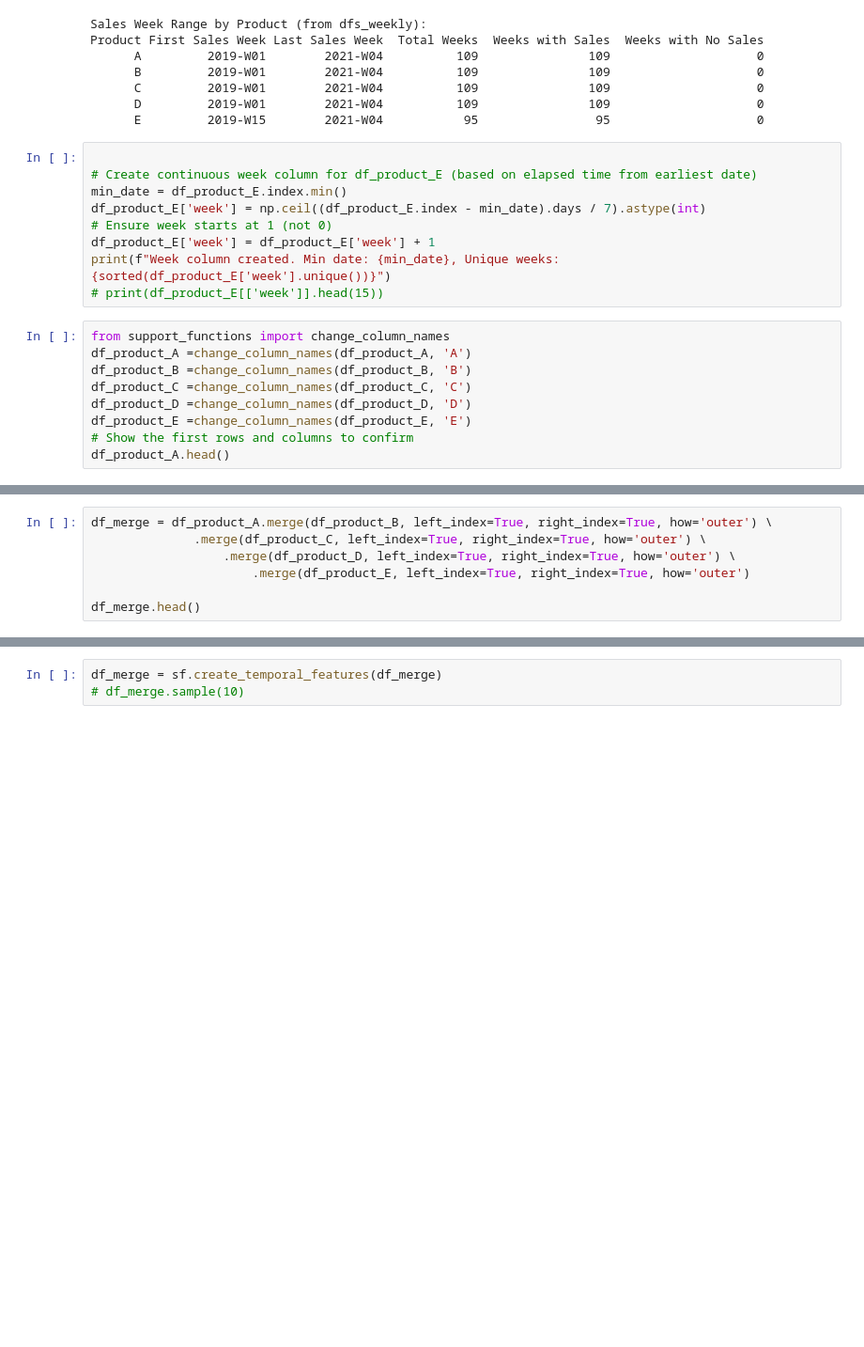
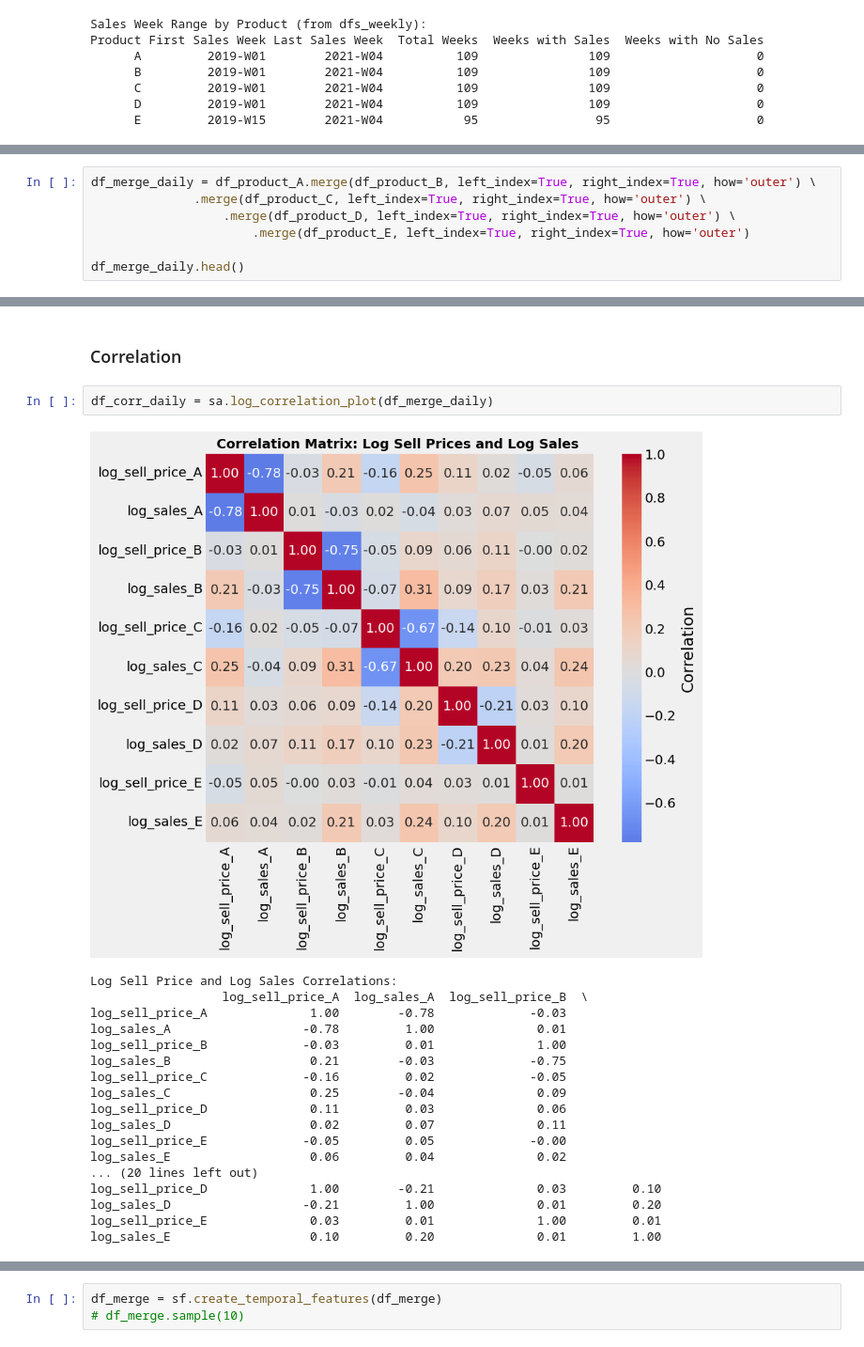
Before and after one commit to insoucyant/Pricing, a Jupyter notebook: analysis.ipynb, the cells around one changed output, grey strips where cells are left out. Shown at 94% size. Cells and saved outputs as stored; diff of their text form; blank space fills up the shorter version.

```diff
--- a/analysis.ipynb
+++ b/analysis.ipynb
@@ -142,21 +125,3 @@ Product First Sales Week Last Sales Week  Total Weeks  Weeks with Sales  Weeks w
       C         2019-W01        2021-W04          109               109                    0
       D         2019-W01        2021-W04          109               109                    0
       E         2019-W15        2021-W04           95                95                    0
-# %%
-
-# Create continuous week column for df_product_E (based on elapsed time from earliest date)
-min_date = df_product_E.index.min()
-df_product_E['week'] = np.ceil((df_product_E.index - min_date).days / 7).astype(int)
-# Ensure week starts at 1 (not 0)
-df_product_E['week'] = df_product_E['week'] + 1
-print(f"Week column created. Min date: {min_date}, Unique weeks: {sorted(df_product_E['week'].unique())}")
-# print(df_product_E[['week']].head(15))
-# %%
-from support_functions import change_column_names
-df_product_A =change_column_names(df_product_A, 'A')
-df_product_B =change_column_names(df_product_B, 'B')
-df_product_C =change_column_names(df_product_C, 'C')
-df_product_D =change_column_names(df_product_D, 'D')
-df_product_E =change_column_names(df_product_E, 'E')
-# Show the first rows and columns to confirm
-df_product_A.head()
@@ -163,7 +191,7 @@ df_product_A.head()
 # %%
-df_merge = df_product_A.merge(df_product_B, left_index=True, right_index=True, how='outer') \
+df_merge_daily = df_product_A.merge(df_product_B, left_index=True, right_index=True, how='outer') \
               .merge(df_product_C, left_index=True, right_index=True, how='outer') \
                   .merge(df_product_D, left_index=True, right_index=True, how='outer') \
                       .merge(df_product_E, left_index=True, right_index=True, how='outer')
 
-df_merge.head()
+df_merge_daily.head()
@@ -169,0 +246,23 @@ df_merge.head()
+# %% [markdown]
+### Correlation
+# %%
+df_corr_daily = sa.log_correlation_plot(df_merge_daily)
+# %% [output]
+[figure, added]
+Log Sell Price and Log Sales Correlations:
+                  log_sell_price_A  log_sales_A  log_sell_price_B  \
+log_sell_price_A              1.00        -0.78             -0.03
+log_sales_A                  -0.78         1.00              0.01
+log_sell_price_B             -0.03         0.01              1.00
+log_sales_B                   0.21        -0.03             -0.75
+log_sell_price_C             -0.16         0.02             -0.05
+log_sales_C                   0.25        -0.04              0.09
+log_sell_price_D              0.11         0.03              0.06
+log_sales_D                   0.02         0.07              0.11
+log_sell_price_E             -0.05         0.05             -0.00
+log_sales_E                   0.06         0.04              0.02
+... (20 lines left out)
+log_sell_price_D              1.00        -0.21              0.03         0.10
+log_sales_D                  -0.21         1.00              0.01         0.20
+log_sell_price_E              0.03         0.01              1.00         0.01
+log_sales_E                   0.10         0.20              0.01         1.00
```
Also changed, not shown: parts of 23 cells of this notebook, 1 other file.
